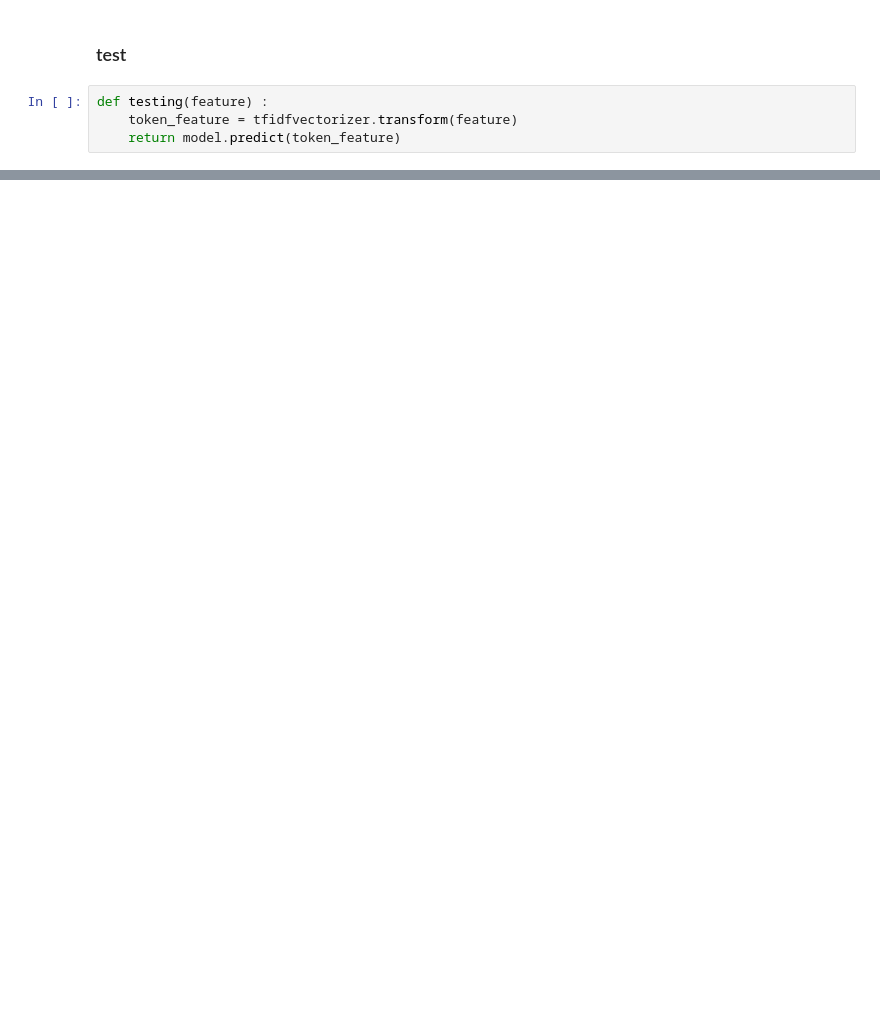
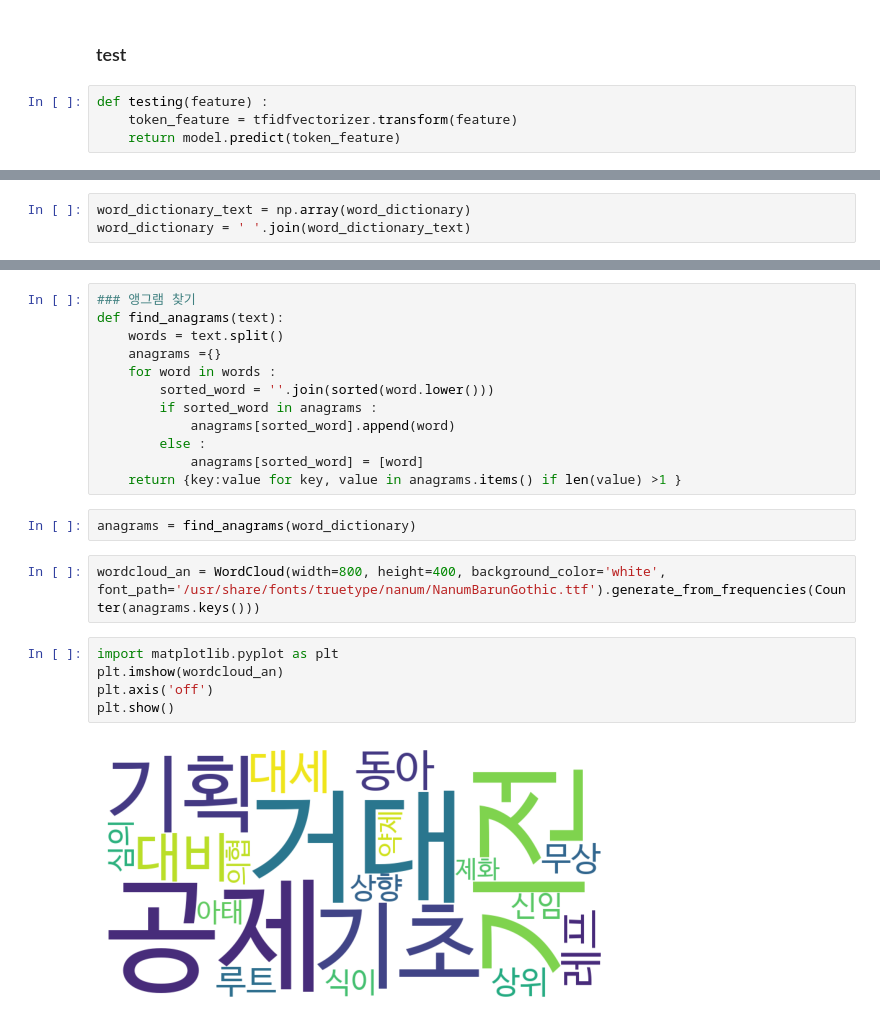
Before and after one commit to kdj0712/teamKim1, a Jupyter notebook: data/modeling_news_title.ipynb, the cells around one changed output, grey strips where cells are left out. Drawn from its saved outputs; the diff is of its cells as text; blank space fills up the shorter version.

```diff
--- a/data/modeling_news_title.ipynb
+++ b/data/modeling_news_title.ipynb
@@ -420,0 +465,3 @@ array(['지정 의약품 센터 심포지엄 개최'], dtype=object)
+# %%
+word_dictionary_text = np.array(word_dictionary)
+word_dictionary = ' '.join(word_dictionary_text)
@@ -420,0 +484,23 @@ array(['지정 의약품 센터 심포지엄 개최'], dtype=object)
+# %%
+### 앵그램 찾기
+def find_anagrams(text):
+    words = text.split()
+    anagrams ={}
+    for word in words :
+        sorted_word = ''.join(sorted(word.lower()))
+        if sorted_word in anagrams :
+            anagrams[sorted_word].append(word)
+        else :
+            anagrams[sorted_word] = [word]
+    return {key:value for key, value in anagrams.items() if len(value) >1 }
+# %%
+anagrams = find_anagrams(word_dictionary)
+# %%
+wordcloud_an = WordCloud(width=800, height=400, background_color='white', font_path='/usr/share/fonts/truetype/nanum/NanumBarunGothic.ttf').generate_from_frequencies(Counter(anagrams.keys()))
+# %%
+import matplotlib.pyplot as plt
+plt.imshow(wordcloud_an)
+plt.axis('off')
+plt.show()
+# %% [output]
+[figure, added]
```
Also changed, not shown: parts of 34 cells of this notebook, 2 other files.
